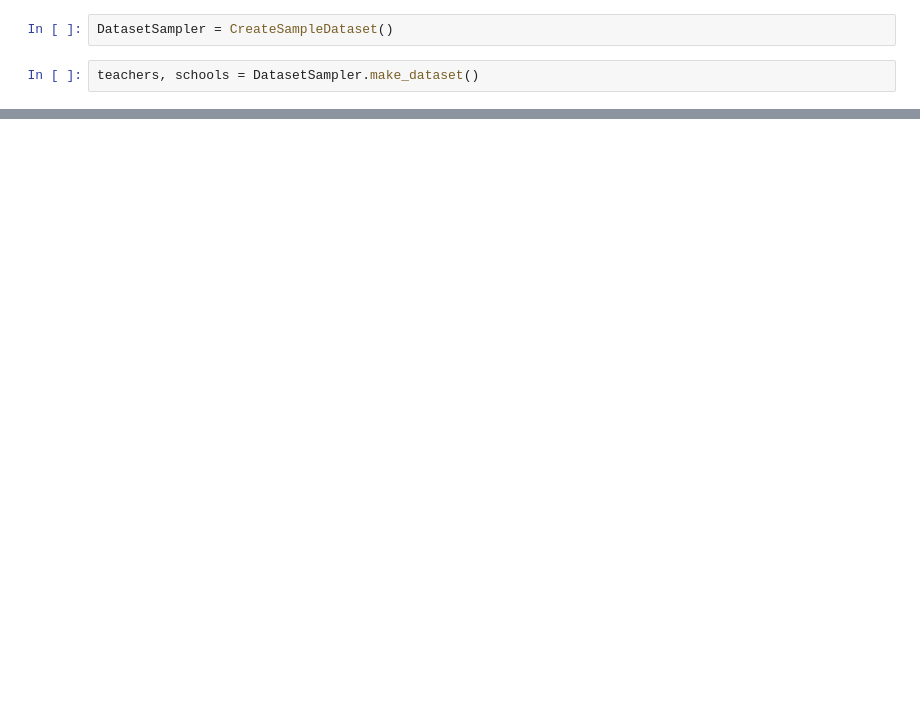
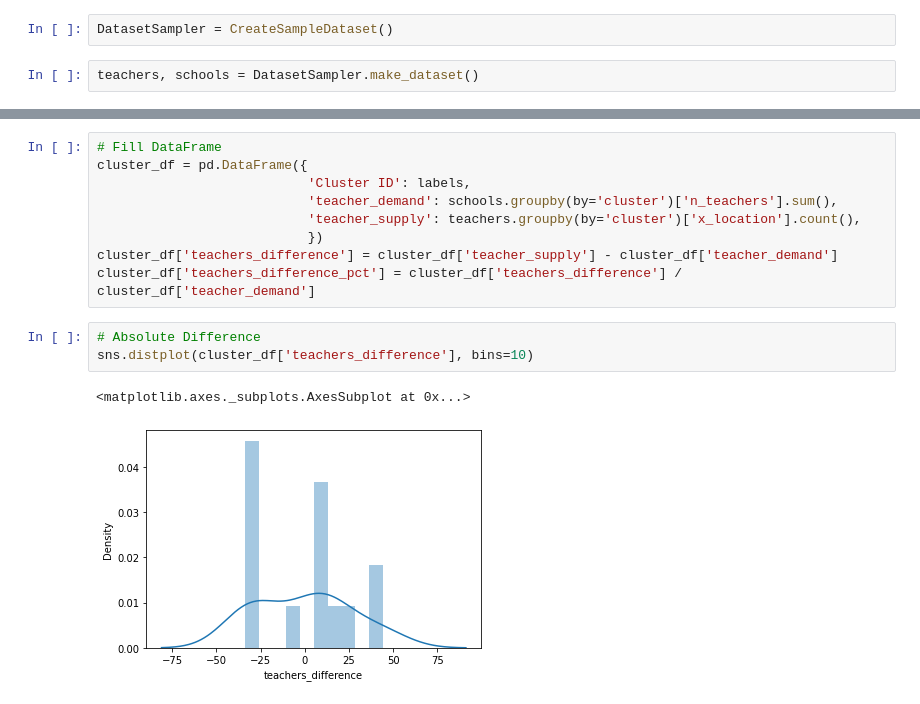
Before and after one commit to zebleck/Hackathon-404-Not-Found, a Jupyter notebook: Sample Dataset.ipynb, the cells around one changed output, grey strips where cells are left out. Saved outputs shown, nothing was run; the diff lists cells and outputs as text; blank space fills up the shorter version.

```diff
--- a/Sample Dataset.ipynb
+++ b/Sample Dataset.ipynb
@@ -106,0 +153,15 @@ plt.scatter(X_train[:, 0], X_train[:, 1], c=y_train, linewidth=10., cmap='rainbo
+# %%
+# Fill DataFrame
+cluster_df = pd.DataFrame({
+                           'Cluster ID': labels,
+                           'teacher_demand': schools.groupby(by='cluster')['n_teachers'].sum(),
+                           'teacher_supply': teachers.groupby(by='cluster')['x_location'].count(),
+                           })
+cluster_df['teachers_difference'] = cluster_df['teacher_supply'] - cluster_df['teacher_demand']
+cluster_df['teachers_difference_pct'] = cluster_df['teachers_difference'] / cluster_df['teacher_demand']
+# %%
+# Absolute Difference
+sns.distplot(cluster_df['teachers_difference'], bins=10)
+# %% [output]
+<matplotlib.axes._subplots.AxesSubplot at 0x...>
+[figure, added]
```
Also changed, not shown: parts of 13 cells of this notebook.
